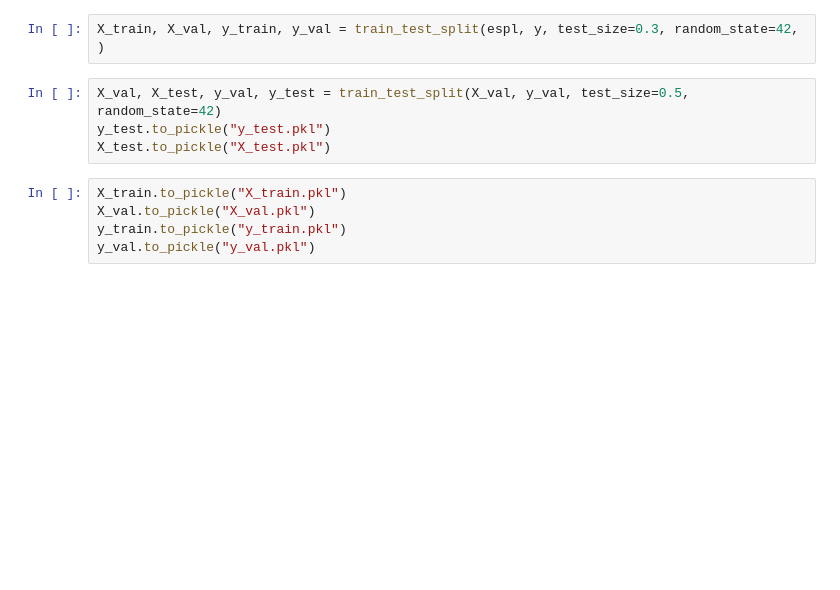
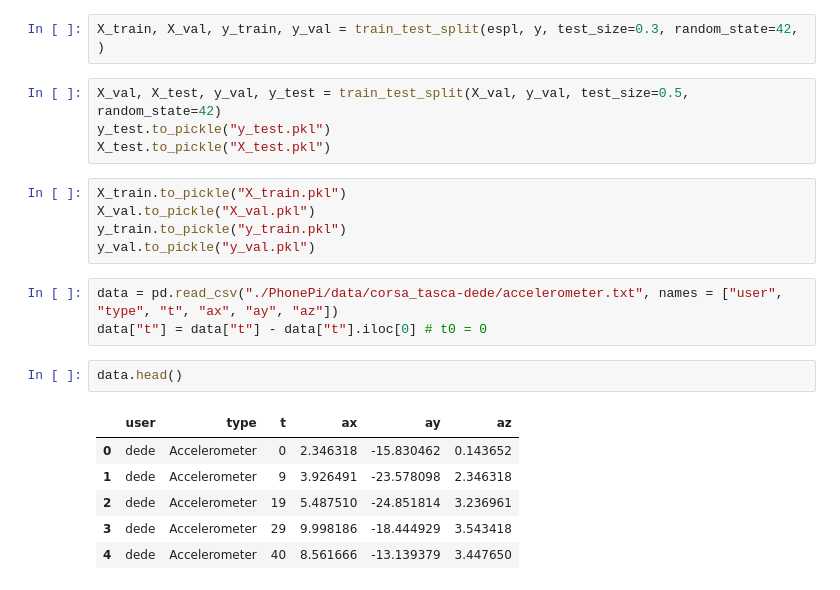
Before and after one commit to DedZago/msbd, a Jupyter notebook: LoadData.ipynb, the cells around one changed output. Saved outputs shown, nothing was run; the diff lists cells and outputs as text; blank space fills up the shorter version.

```diff
--- a/LoadData.ipynb
+++ b/LoadData.ipynb
@@ -123,3 +126,15 @@ X_train.to_pickle("X_train.pkl")
 X_val.to_pickle("X_val.pkl")
 y_train.to_pickle("y_train.pkl")
 y_val.to_pickle("y_val.pkl")
+# %%
+data = pd.read_csv("./PhonePi/data/corsa_tasca-dede/accelerometer.txt", names = ["user", "type", "t", "ax", "ay", "az"])
+data["t"] = data["t"] - data["t"].iloc[0] # t0 = 0
+# %%
+data.head()
+# %% [output]
+|  | user | type | t | ax | ay | az |
+| 0 | dede | Accelerometer | 0 | 2.346318 | -15.830462 | 0.143652 |
+| 1 | dede | Accelerometer | 9 | 3.926491 | -23.578098 | 2.346318 |
+| 2 | dede | Accelerometer | 19 | 5.487510 | -24.851814 | 3.236961 |
+| 3 | dede | Accelerometer | 29 | 9.998186 | -18.444929 | 3.543418 |
+| 4 | dede | Accelerometer | 40 | 8.561666 | -13.139379 | 3.447650 |
```
Also changed, not shown: parts of 3 cells of this notebook, 5 other files.
